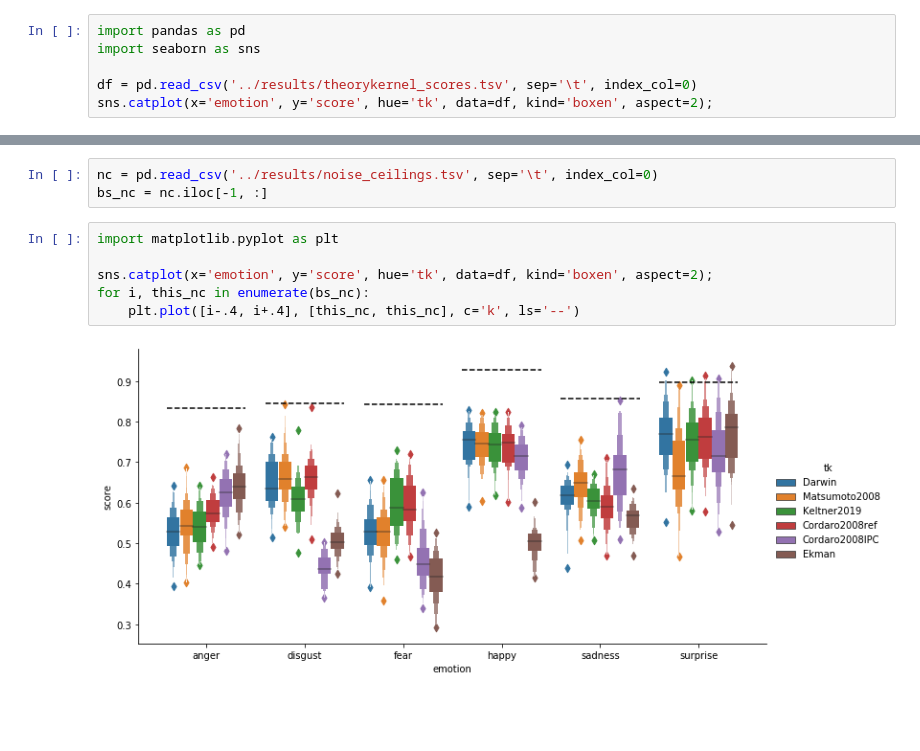
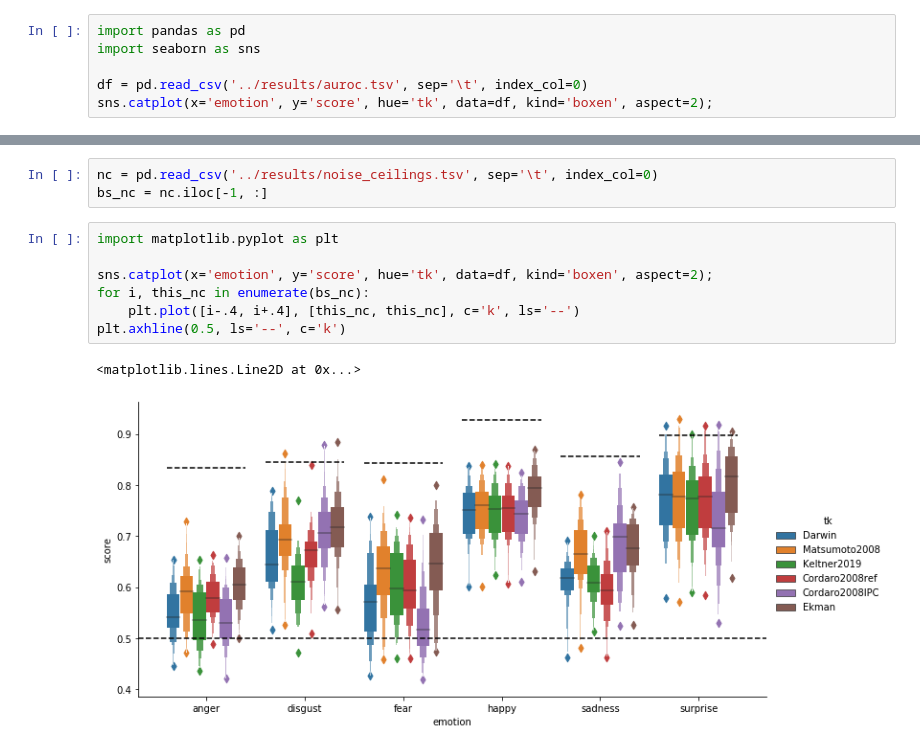
Before and after one commit to lukassnoek/hypothesis-kernel-analysis, a Jupyter notebook: notebooks/theory_kernel_analysis.ipynb, the cells around one changed output, grey strips where cells are left out. Drawn from its saved outputs; the diff is of its cells as text; blank space fills up the shorter version.

```diff
--- a/notebooks/theory_kernel_analysis.ipynb
+++ b/notebooks/theory_kernel_analysis.ipynb
@@ -147,6 +163,6 @@ Each theory contains one or more configurations per emotion. For example, accord
 import pandas as pd
 import seaborn as sns
 
-df = pd.read_csv('../results/theorykernel_scores.tsv', sep='\t', index_col=0)
+df = pd.read_csv('../results/auroc.tsv', sep='\t', index_col=0)
 sns.catplot(x='emotion', y='score', hue='tk', data=df, kind='boxen', aspect=2);
 # %% [output]
@@ -164,11 +214,13 @@ bs_nc = nc.iloc[-1, :]
 # %%
 import matplotlib.pyplot as plt
 
 sns.catplot(x='emotion', y='score', hue='tk', data=df, kind='boxen', aspect=2);
 for i, this_nc in enumerate(bs_nc):
     plt.plot([i-.4, i+.4], [this_nc, this_nc], c='k', ls='--')
+plt.axhline(0.5, ls='--', c='k')
 # %% [output]
+<matplotlib.lines.Line2D at 0x...>
-[figure, old version]
+[figure, new version]
 # %%
 sns.catplot(x='tk', y='score', hue='emotion', data=df, kind='boxen', aspect=2);
 for i in range(6):
```
Also changed, not shown: parts of 11 cells of this notebook, 20 other files.
